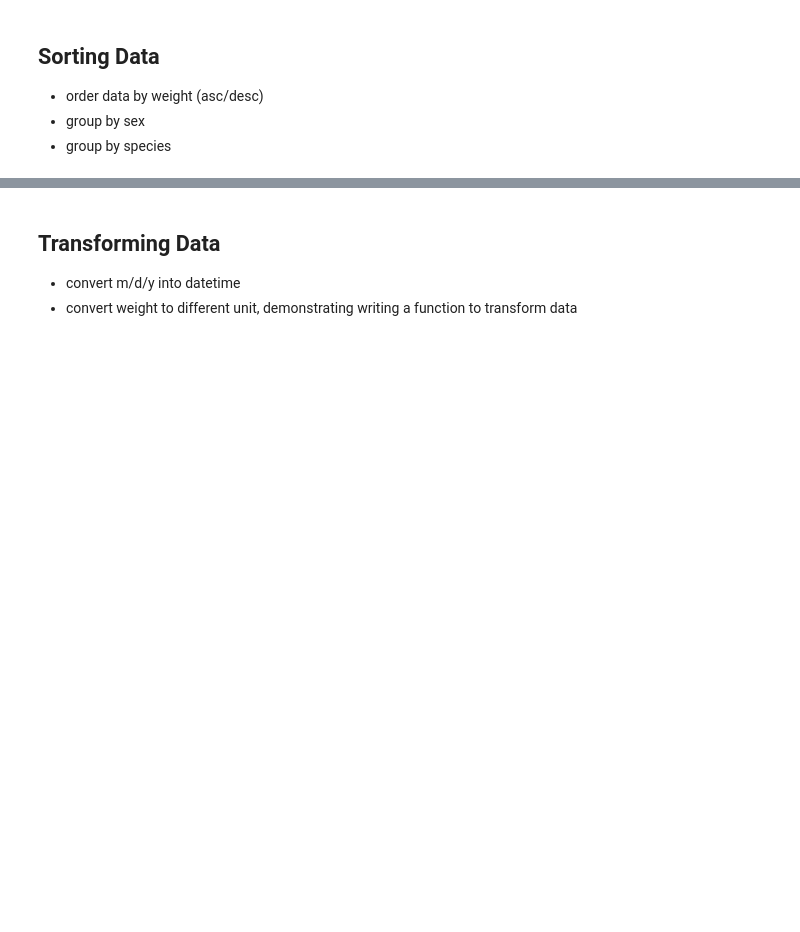
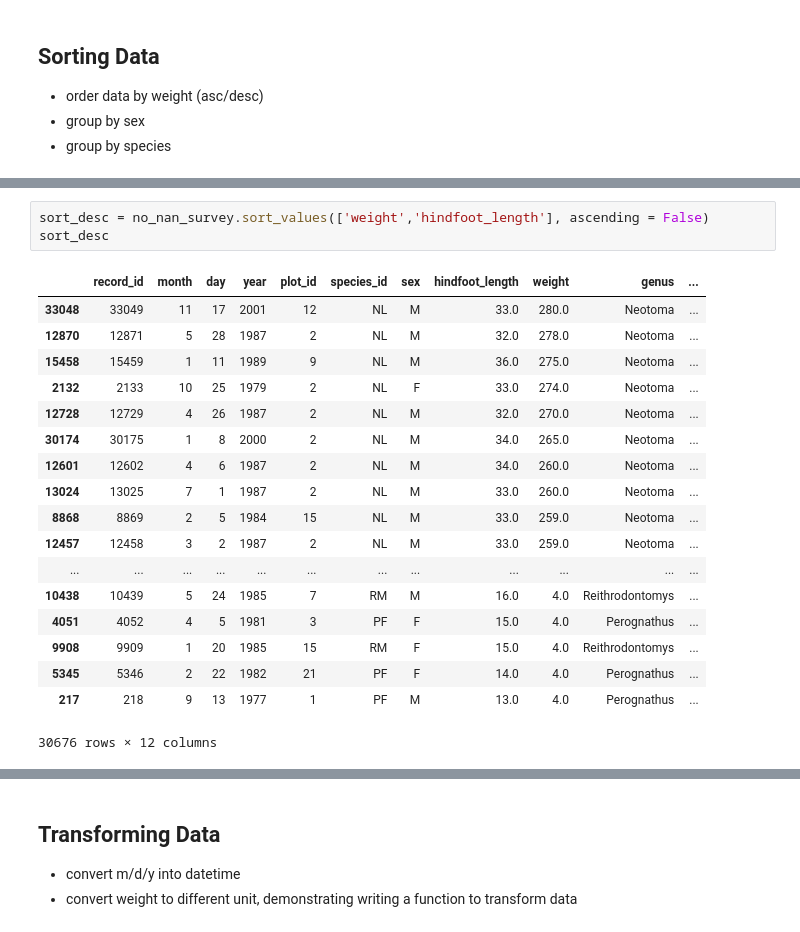
Before and after one commit to NCSU-Libraries/pandas-code4lib-2017, a Jupyter notebook: notebooks/workshop_2.ipynb, the cells around one changed output, grey strips where cells are left out. Saved outputs shown, nothing was run; the diff lists cells and outputs as text; blank space fills up the shorter version.

```diff
--- a/notebooks/workshop_2.ipynb
+++ b/notebooks/workshop_2.ipynb
@@ -189,0 +212,22 @@ applymap() to run over all elements
+# %%
+sort_desc = no_nan_survey.sort_values(['weight','hindfoot_length'], ascending = False)
+sort_desc
+# %% [output]
+|  | record_id | month | day | year | plot_id | species_id | sex | hindfoot_length | weight | genus | ... |
+| 33048 | 33049 | 11 | 17 | 2001 | 12 | NL | M | 33.0 | 280.0 | Neotoma | ... |
+| 12870 | 12871 | 5 | 28 | 1987 | 2 | NL | M | 32.0 | 278.0 | Neotoma | ... |
+| 15458 | 15459 | 1 | 11 | 1989 | 9 | NL | M | 36.0 | 275.0 | Neotoma | ... |
+| 2132 | 2133 | 10 | 25 | 1979 | 2 | NL | F | 33.0 | 274.0 | Neotoma | ... |
+| 12728 | 12729 | 4 | 26 | 1987 | 2 | NL | M | 32.0 | 270.0 | Neotoma | ... |
+| 30174 | 30175 | 1 | 8 | 2000 | 2 | NL | M | 34.0 | 265.0 | Neotoma | ... |
+| 12601 | 12602 | 4 | 6 | 1987 | 2 | NL | M | 34.0 | 260.0 | Neotoma | ... |
+| 13024 | 13025 | 7 | 1 | 1987 | 2 | NL | M | 33.0 | 260.0 | Neotoma | ... |
+| 8868 | 8869 | 2 | 5 | 1984 | 15 | NL | M | 33.0 | 259.0 | Neotoma | ... |
+| 12457 | 12458 | 3 | 2 | 1987 | 2 | NL | M | 33.0 | 259.0 | Neotoma | ... |
+| ... | ... | ... | ... | ... | ... | ... | ... | ... | ... | ... | ... |
+| 10438 | 10439 | 5 | 24 | 1985 | 7 | RM | M | 16.0 | 4.0 | Reithrodontomys | ... |
+| 4051 | 4052 | 4 | 5 | 1981 | 3 | PF | F | 15.0 | 4.0 | Perognathus | ... |
+| 9908 | 9909 | 1 | 20 | 1985 | 15 | RM | F | 15.0 | 4.0 | Reithrodontomys | ... |
+| 5345 | 5346 | 2 | 22 | 1982 | 21 | PF | F | 14.0 | 4.0 | Perognathus | ... |
+| 217 | 218 | 9 | 13 | 1977 | 1 | PF | M | 13.0 | 4.0 | Perognathus | ... |
+30676 rows × 12 columns
```
Also changed, not shown: parts of 2 cells of this notebook.
